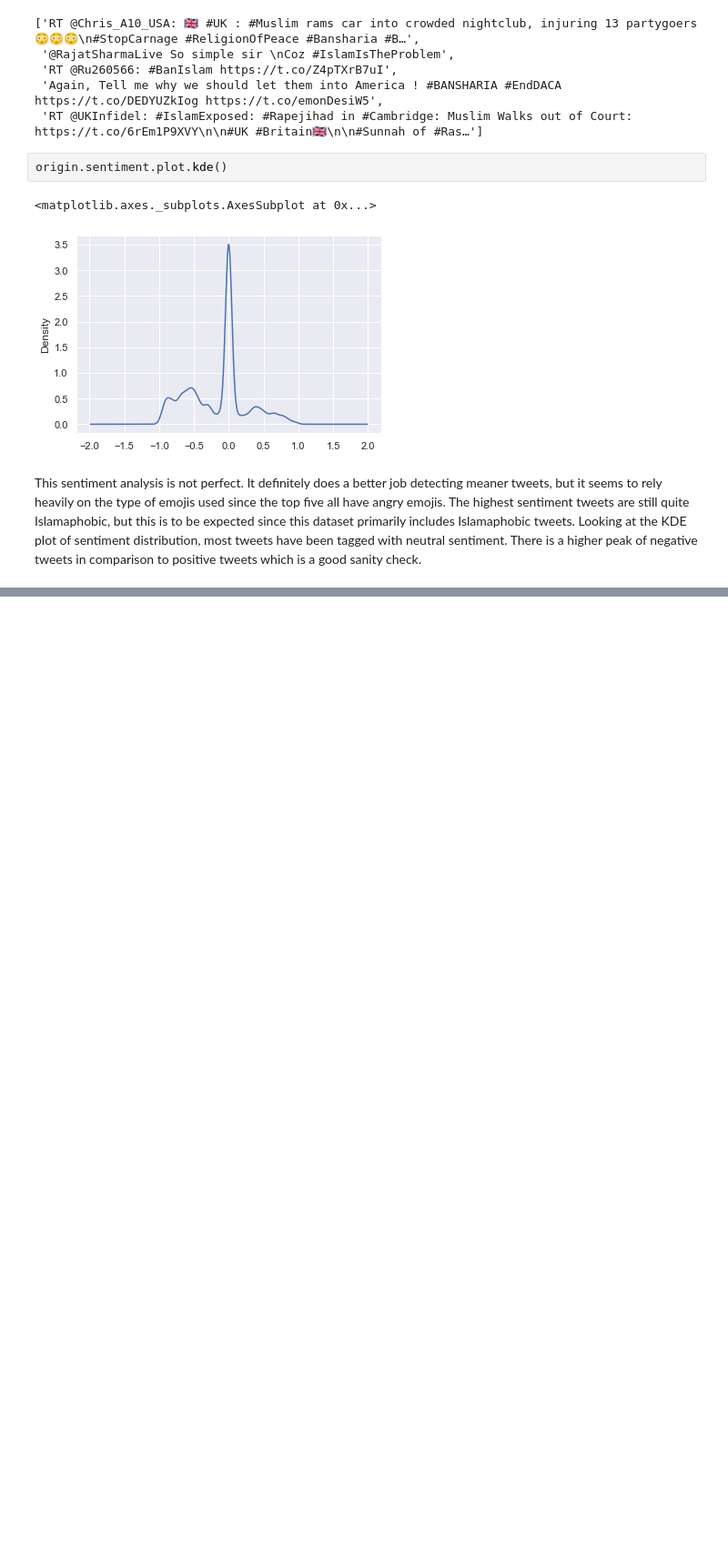
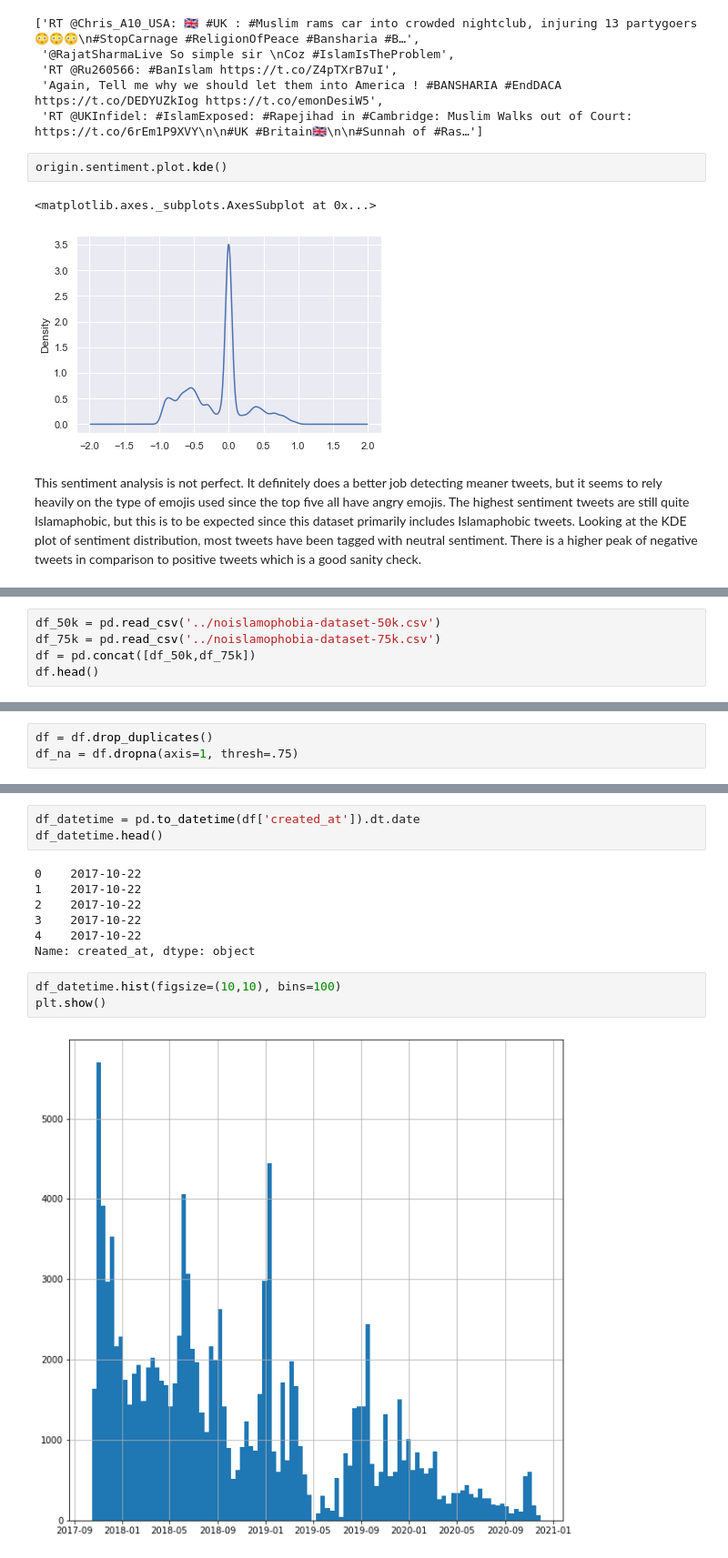
Before and after one commit to vsinghai/hackislamophobia, a Jupyter notebook: hack_islamophobia.ipynb, the cells around one changed output, grey strips where cells are left out. Shown at 91% size. Drawn from its saved outputs; the diff is of its cells as text; blank space fills up the shorter version.

```diff
--- a/hack_islamophobia.ipynb
+++ b/hack_islamophobia.ipynb
@@ -341,0 +352,5 @@ This sentiment analysis is not perfect. It definitely does a better job detectin
+# %%
+df_50k = pd.read_csv('../noislamophobia-dataset-50k.csv')
+df_75k = pd.read_csv('../noislamophobia-dataset-75k.csv')
+df = pd.concat([df_50k,df_75k])
+df.head()
@@ -341,0 +365,3 @@ This sentiment analysis is not perfect. It definitely does a better job detectin
+# %%
+df = df.drop_duplicates()
+df_na = df.dropna(axis=1, thresh=.75)
@@ -341,0 +378,15 @@ This sentiment analysis is not perfect. It definitely does a better job detectin
+# %%
+df_datetime = pd.to_datetime(df['created_at']).dt.date
+df_datetime.head()
+# %% [output]
+0    2017-10-22
+1    2017-10-22
+2    2017-10-22
+3    2017-10-22
+4    2017-10-22
+Name: created_at, dtype: object
+# %%
+df_datetime.hist(figsize=(10,10), bins=100)
+plt.show()
+# %% [output]
+[figure, added]
```
Also changed, not shown: parts of 13 cells of this notebook.
